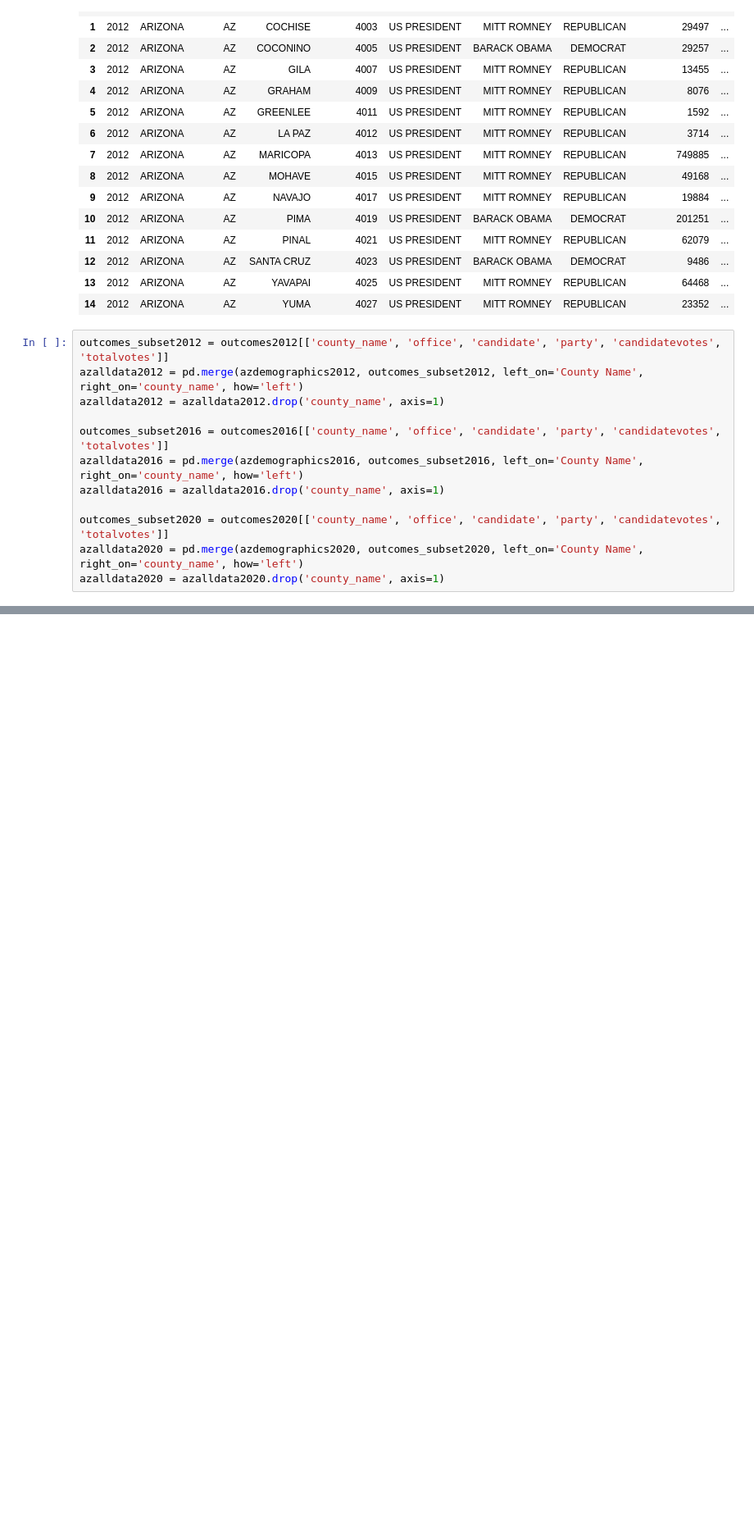
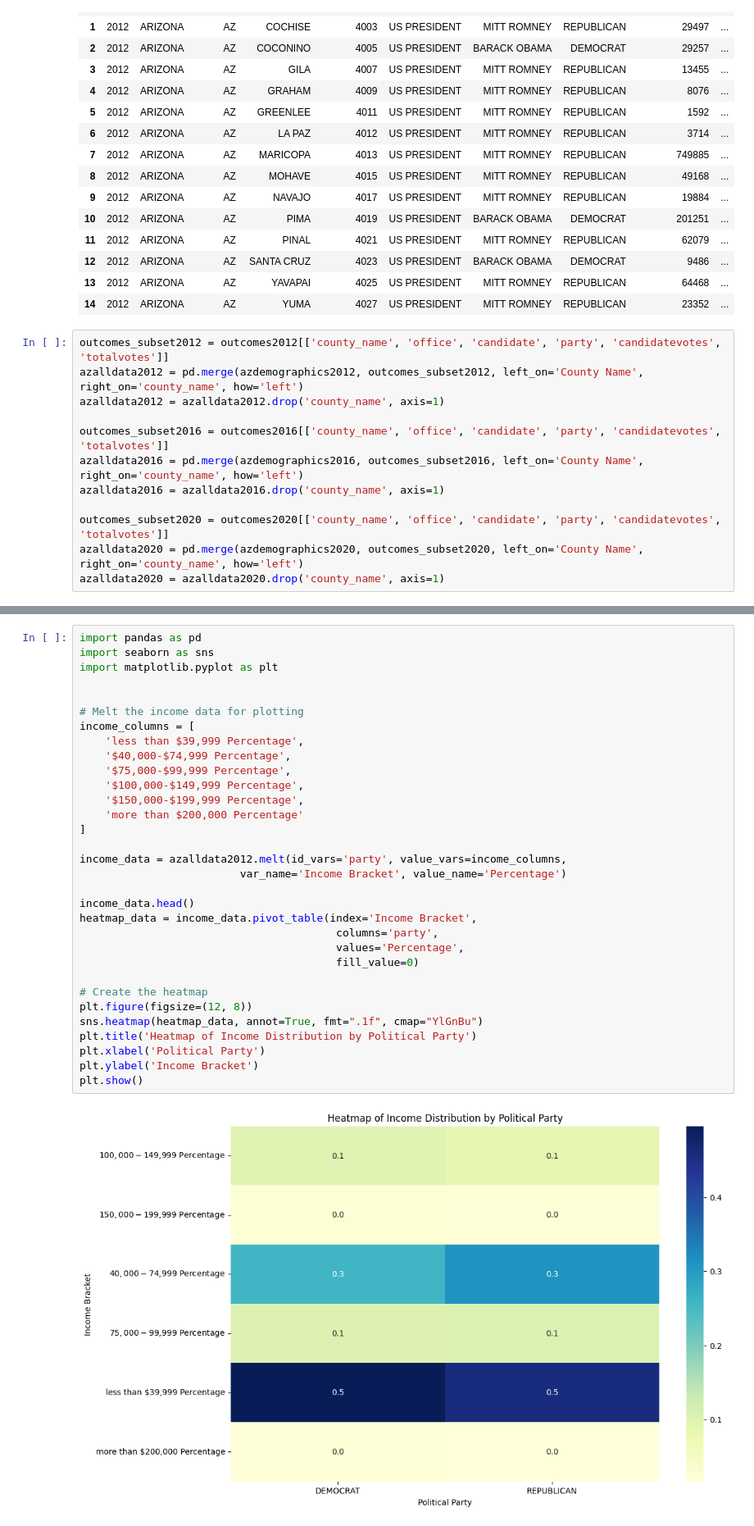
Before and after one commit to vaibhavjha06/ds3001group, a Jupyter notebook: arizona/azEDA.ipynb, the cells around one changed output, grey strips where cells are left out. Shown at 82% size. Drawn from its saved outputs; the diff is of its cells as text; blank space fills up the shorter version.

```diff
--- a/arizona/azEDA.ipynb
+++ b/arizona/azEDA.ipynb
@@ -290,0 +271,34 @@ azalldata2020.boxplot(column = 'Doctorate degree Percentage',by = 'party') # Box
+# %%
+import pandas as pd
+import seaborn as sns
+import matplotlib.pyplot as plt
+
+
+# Melt the income data for plotting
+income_columns = [
+    'less than $39,999 Percentage',
+    '$40,000-$74,999 Percentage',
+    '$75,000-$99,999 Percentage',
+    '$100,000-$149,999 Percentage',
+    '$150,000-$199,999 Percentage',
+    'more than $200,000 Percentage'
+]
+
+income_data = azalldata2012.melt(id_vars='party', value_vars=income_columns,
+                         var_name='Income Bracket', value_name='Percentage')
+
+income_data.head()
+heatmap_data = income_data.pivot_table(index='Income Bracket',
+                                        columns='party',
+                                        values='Percentage',
+                                        fill_value=0)
+
+# Create the heatmap
+plt.figure(figsize=(12, 8))
+sns.heatmap(heatmap_data, annot=True, fmt=".1f", cmap="YlGnBu")
+plt.title('Heatmap of Income Distribution by Political Party')
+plt.xlabel('Political Party')
+plt.ylabel('Income Bracket')
+plt.show()
+# %% [output]
+[figure, added]
```
Also changed, not shown: parts of 10 cells of this notebook.
